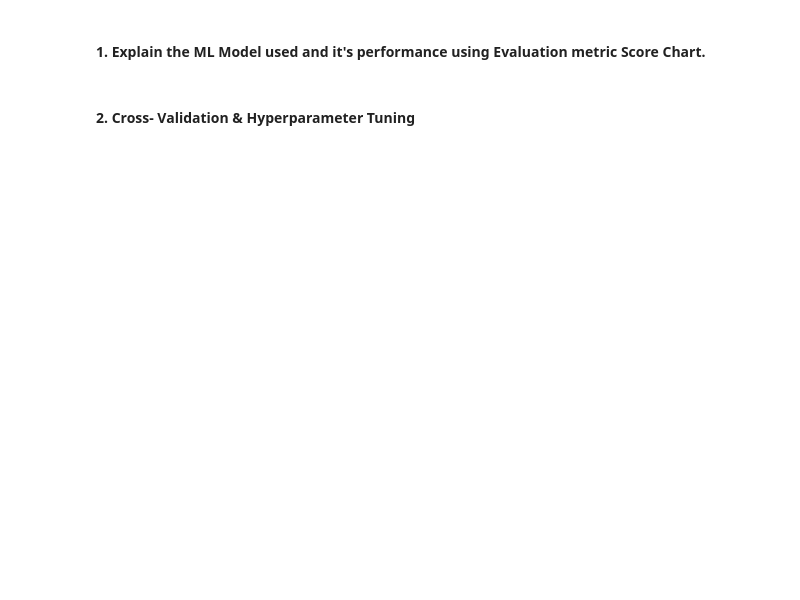
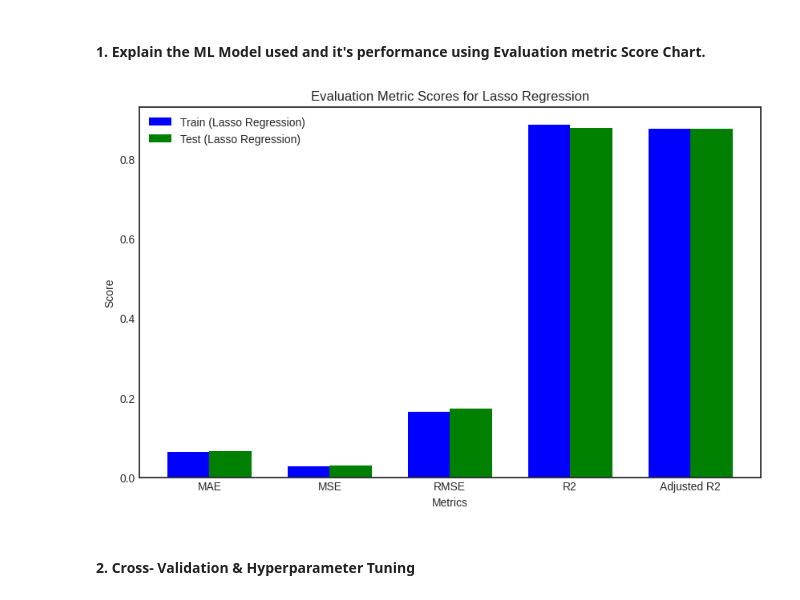
Before and after one commit to shubhamrai1318/TED_Talk_Views_Prediction, a Jupyter notebook: TED_Talk_Views_Prediction.ipynb, the cells around one changed output. Saved outputs shown, nothing was run; the diff lists cells and outputs as text; code cells hidden in the pictures; blank space fills up the shorter version.

```diff
--- a/TED_Talk_Views_Prediction.ipynb
+++ b/TED_Talk_Views_Prediction.ipynb
@@ -2080,2 +2137,28 @@ I demonstrated the use of **GridSearchCV** for hyperparameter optimization. **Gr
+# %%
+# Visualizing evaluation Metric Score chart
+
+# Evaluation Metric Names
+metric_names = ['MAE', 'MSE', 'RMSE', 'R2', 'Adjusted R2']
+train_lasso = [LA_Train_MAE, LA_Train_MSE, LA_Train_RMSE, LA_Train_R2, LA_Adjusted_R2]
+test_lasso = [LA_Test_MAE, LA_Test_MSE, LA_Test_RMSE, LA_Test_R2, LA_Adjusted_R2]
+
+# Plotting the bar chart
+fig, ax = plt.subplots(figsize=(10, 6))
+bar_width = 0.35
+index = np.arange(len(metric_names))
+
+ax.bar(index, train_lasso, bar_width, label='Train (Lasso Regression)', color='b')
+ax.bar(index + bar_width, test_lasso, bar_width, label='Test (Lasso Regression)', color='g')
+
+ax.set_xlabel('Metrics')
+ax.set_ylabel('Score')
+ax.set_title('Evaluation Metric Scores for Lasso Regression')
+ax.set_xticks(index + bar_width / 2)
+ax.set_xticklabels(metric_names)
+ax.legend()
+
+plt.show()
+# %% [output]
+[figure, added]
 # %% [markdown]
 #### 2. Cross- Validation & Hyperparameter Tuning
```
Also changed, not shown: parts of 10 cells of this notebook.
